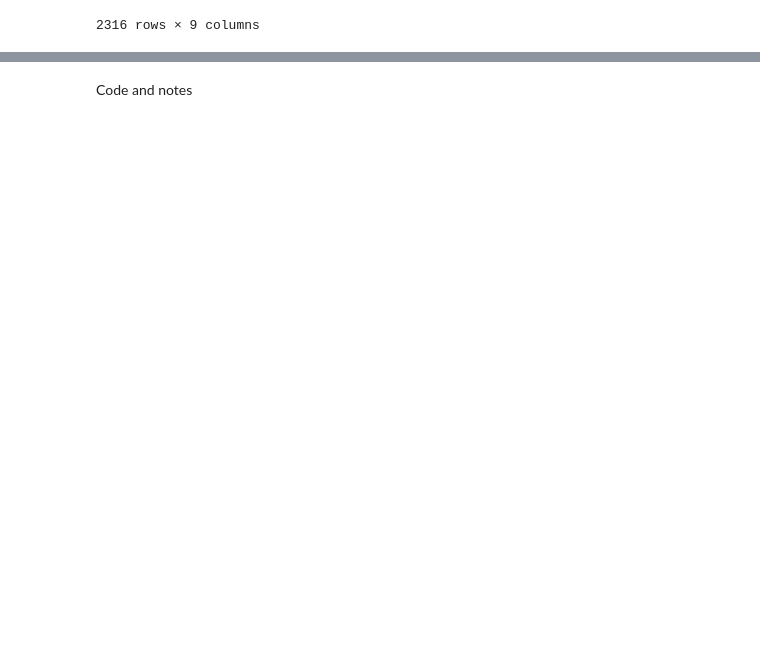
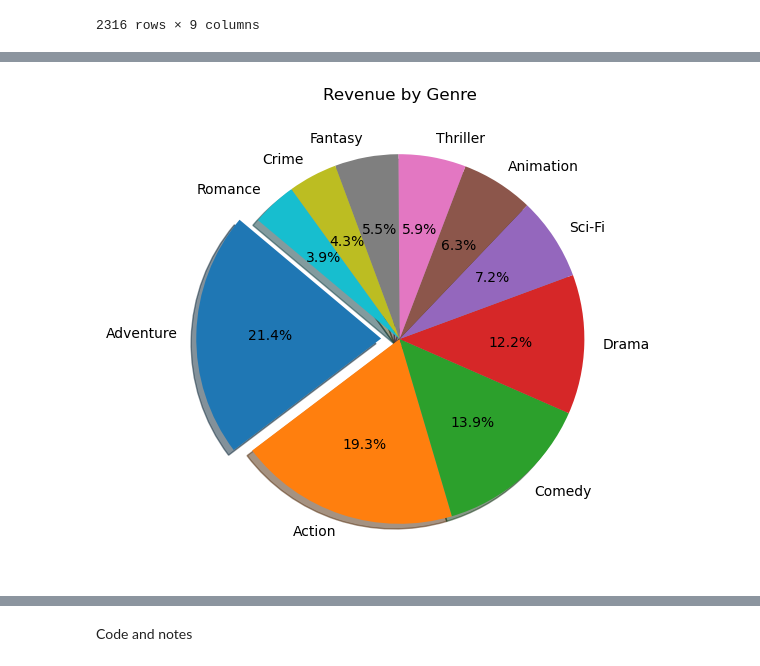
Before and after one commit to Robotrousers/Group1Proj1, a Jupyter notebook: mo_genres.ipynb, the cells around one changed output, grey strips where cells are left out. Drawn from its saved outputs; the diff is of its cells as text; code cells hidden in the pictures; blank space fills up the shorter version.

```diff
--- a/mo_genres.ipynb
+++ b/mo_genres.ipynb
@@ -73,0 +31,3 @@ array(['Biography, Drama', 'Action, Adventure, Horror',
+# %%
+data_df["ROI$"] = (data_df['Revenue'] - data_df['Budget'])
+data_df
@@ -73,0 +51,17 @@ array(['Biography, Drama', 'Action, Adventure, Horror',
+# %%
+# here's the entire list of genres to pull from:
+unique = list(data_df["Genre"].unique())
+
+genre_set = set()
+for genres in unique:
+    split = genres.replace(" ", "").split(",")
+    genre_set.update(split)
+
+#len(genre_set)
+
+genre_count = {k:[data_df[data_df["Genre"].str.contains(k)]["Title"].count(),\
+                 data_df[data_df["Genre"].str.contains(k)]["Revenue"].sum(),\
+                 data_df[data_df["Genre"].str.contains(k)]["Budget"].sum(),\
+                 data_df[data_df["Genre"].str.contains(k)]["ROI$"].sum()] for k in genre_set}
+genre_count_df = pd.DataFrame(genre_count).T.rename(columns ={0:"Genre Count", 1:"Total Revenue", 2:"Total Budget", 3:"Return on Investment"})
+genre_count_df
@@ -73,0 +118,10 @@ array(['Biography, Drama', 'Action, Adventure, Horror',
+# %%
+genre_total_revenue = {k:data_df[data_df["Genre"].str.contains(k)]["Revenue"].sum() for k in genre_set}
+genre_total_revenue_df = pd.DataFrame(
+    list(genre_total_revenue.items()),
+    columns=["Genre", "Total Revenue"]
+)
+rev_sort = genre_total_revenue_df.sort_values(['Total Revenue'],ascending=False)
+# %%
+top_rev_genre = rev_sort.head(10)
+top_rev_genre
@@ -73,0 +140,8 @@ array(['Biography, Drama', 'Action, Adventure, Horror',
+# %%
+explode = (0.1,0,0,0,0,0,0,0,0,0)
+plt.figure(figsize=(10, 6))
+plt.pie(top_rev_genre["Total Revenue"], labels=top_rev_genre["Genre"], explode=explode, shadow=True, autopct='%1.1f%%', startangle=140)
+plt.title('Revenue by Genre')
+plt.show()
+# %% [output]
+[figure, added]
```
Also changed, not shown: parts of 24 cells of this notebook, 5 other files.
